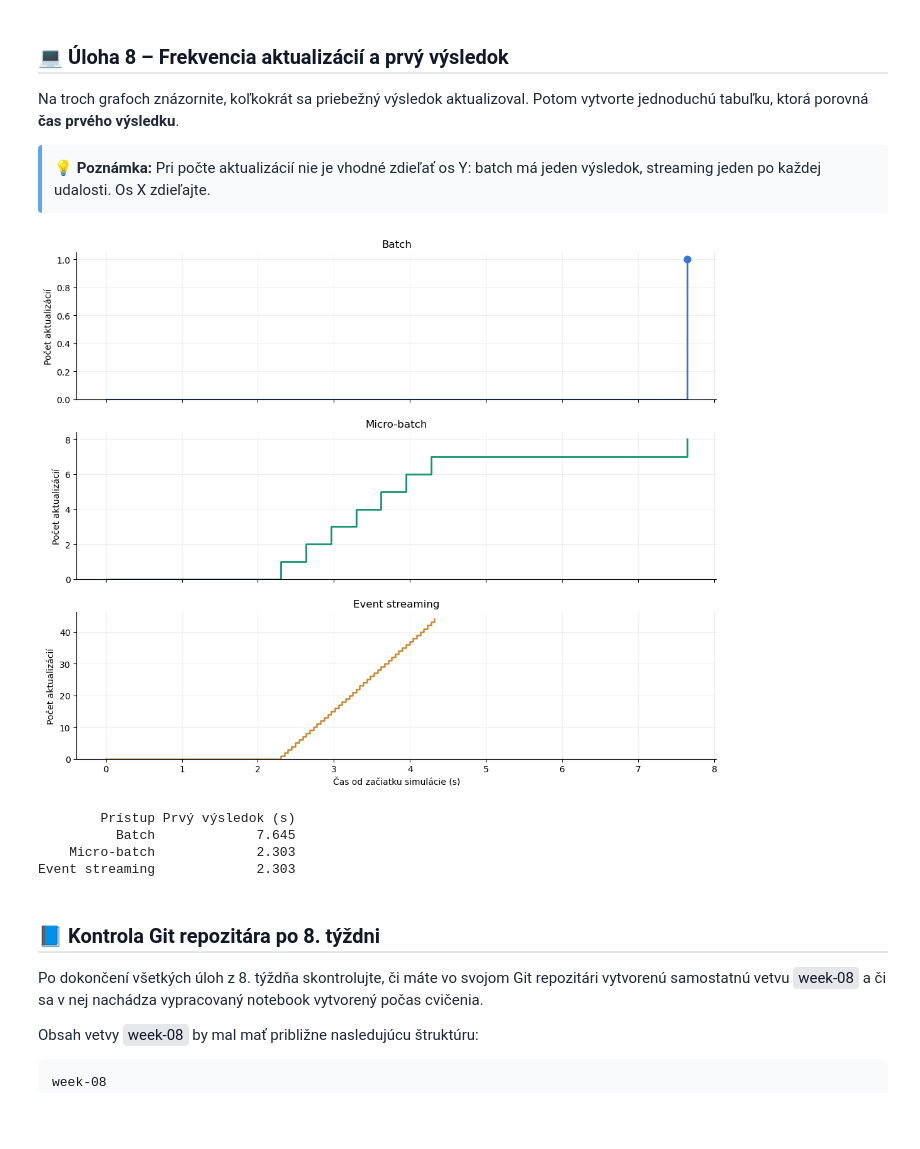
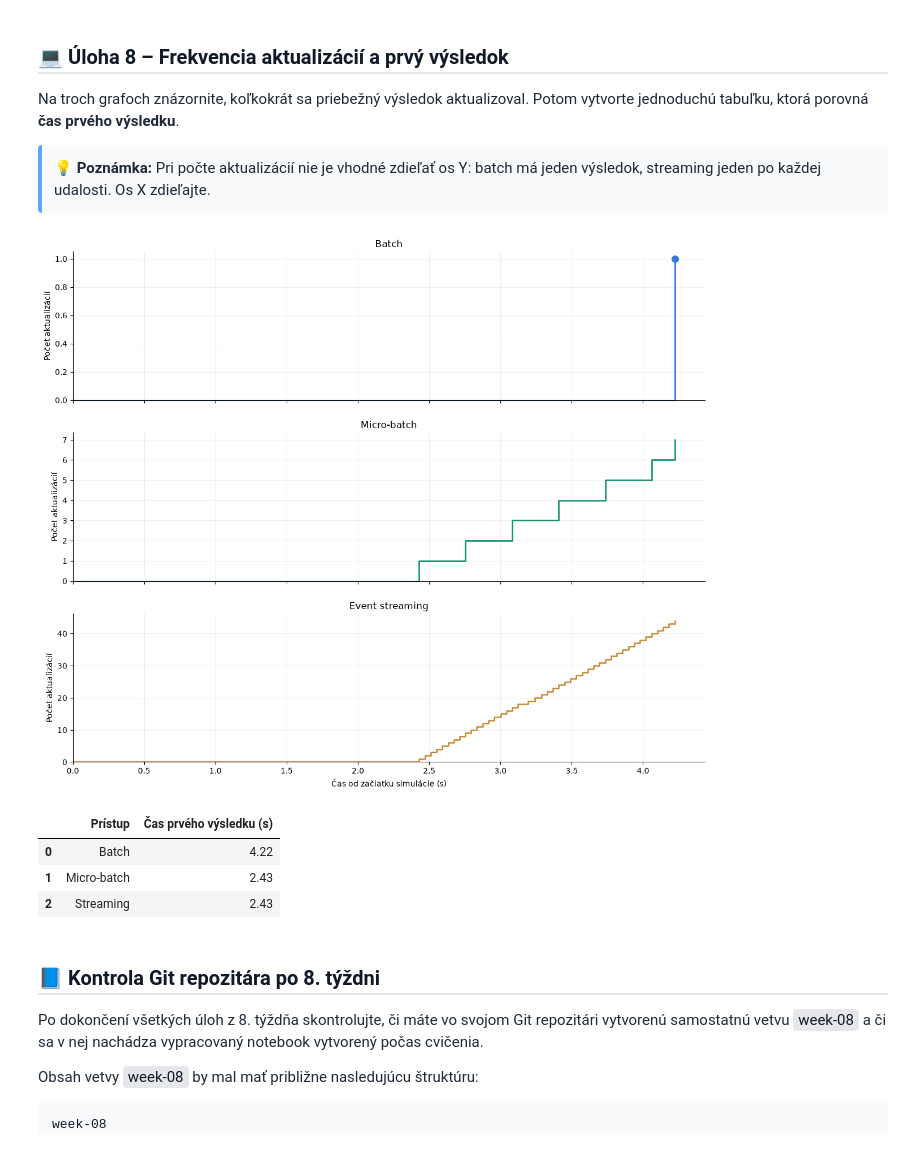
Before and after one commit to RichardBogdan/RBogdanDatabazy, a Jupyter notebook: week_08/Zadanie_1B/batch_streaming_orders.ipynb, the cells around one changed output. Cells and saved outputs as stored; diff of their text form; code cells hidden in the pictures; blank space fills up the shorter version.

```diff
--- a/week_08/Zadanie_1B/batch_streaming_orders.ipynb
+++ b/week_08/Zadanie_1B/batch_streaming_orders.ipynb
@@ -194,6 +194,7 @@ with engine.connect() as conn:
 if event_sample.empty:
     raise ValueError("Po hranici CUTOFF nie sú dostupné objednávky. Skontrolujte dáta alebo CUTOFF.")
 
+event_sample["shipperid"] = pd.to_numeric(event_sample["shipperid"])
 print("Objednávok v simulácii:", len(event_sample))
 # %% [output]
 Objednávok v simulácii: 44
@@ -206,11 +207,23 @@ Objednávok v simulácii: 44
 <p style="font-family: 'Segoe UI', Roboto, sans-serif; color: #1f2937; line-height: 1.65; margin: 8px 0 12px;">Pripravte časové parametre, počítadlá a zoznamy na zaznamenávanie priebežných výsledkov. Pri micro-batchingu potrebujeme navyše premenné pre neuzavretú dávku.</p>
 # %%
 # Vaše riešenie
+import time
+EVENT_DELAY_SEC = 0.04
+MICRO_WINDOW_SEC = 0.30
 # %% [markdown]
 <h3 style="margin: 20px 0 10px; font-size: 17px; font-weight: 600; font-family: 'Segoe UI', Roboto, sans-serif; color: #111827;">Krok B – Spracovanie udalostí</h3>
 <p style="font-family: 'Segoe UI', Roboto, sans-serif; color: #1f2937; line-height: 1.65; margin: 8px 0 12px;">Prejdite objednávky postupne. Pri streamingu priebežne zapisujte <code style="background-color: #e5e7eb; color: #111827; font-family: monospace; padding: 2px 5px; border-radius: 4px;">(čas, počet, percento)</code>. Pri micro-batchingu spracujte nazbierané objednávky až po uplynutí okna.</p>
 # %%
 # Vaše riešenie
+stream_count, stream_sum = 0, 0.0
+stream_updates = []
+
+micro_count, micro_sum = 0, 0.0
+micro_pending_count, micro_pending_sum = 0, 0.0
+micro_updates = []
+
+start_time = time.perf_counter()
+last_flush = start_time
 # %% [markdown]
 <h3 style="margin: 20px 0 10px; font-size: 17px; font-weight: 600; font-family: 'Segoe UI', Roboto, sans-serif; color: #111827;">Krok C – Posledná dávka a batch</h3>
 <p style="font-family: 'Segoe UI', Roboto, sans-serif; color: #1f2937; line-height: 1.65; margin: 8px 0 12px;">Nezabudnite spracovať poslednú nedokončenú micro-batch dávku. Nakoniec vypočítajte jednorazový batch výsledok pre tú istú vzorku a overte rovnosť výsledných percent.</p>
@@ -235,12 +319,68 @@ Streaming (%): 22.73
 <div style="margin-top: 12px; background-color: #f9fafb; border-left: 4px solid #60a5fa; padding: 12px; border-radius: 4px; font-family: 'Segoe UI', Roboto, sans-serif; color: #1f2937; line-height: 1.6;">💡 <strong> Poznámka:</strong> Pri počte aktualizácií nie je vhodné zdieľať os Y: batch má jeden výsledok, streaming jeden po každej udalosti. Os X zdieľajte.</div>
 # %%
 # Vaše riešenie
+# Graf 2: počet aktualizácií výsledku v čase
+fig, axes = plt.subplots(3, 1, figsize=(12, 10), sharex=True)
+
+# 1. BATCH – výsledok sa sprístupní iba raz
+axes[0].step(
+    [0, batch_ready_sec],
+    [0, 1],
+    where="post", color="#3577d4", linewidth=2
+)
+axes[0].scatter(
+    [batch_ready_sec], [1],
+    color="#3577d4", s=70, zorder=5
+)
+axes[0].set_title("Batch")
+
+# 2. MICRO-BATCH – výsledok sa aktualizuje po každej dávke
+axes[1].step(
+    [0] + [x[0] for x in micro_updates],
+    [0] + list(range(1, len(micro_updates) + 1)),
+    where="post", color="#159572", linewidth=2
+)
+axes[1].set_title("Micro-batch")
+
+# 3. STREAMING – výsledok sa aktualizuje po každej udalosti
+axes[2].step(
+    [0] + [x[0] for x in stream_updates],
+    [0] + list(range(1, len(stream_updates) + 1)),
+    where="post", color="#c88730", linewidth=1.8
+)
+axes[2].set_title("Event streaming")
+
+# spoločné nastavenia grafov
+for ax in axes:
+    ax.set_ylabel("Počet aktualizácií")
+    ax.grid(alpha=0.2)
+    ax.spines["top"].set_visible(False)
+    ax.spines["right"].set_visible(False)
+    ax.set_xlim(left=0)
+    ax.set_ylim(bottom=0)
+
+axes[2].set_xlabel("Čas od začiatku simulácie (s)")
+
+plt.tight_layout(h_pad=2)
+plt.show()
+
+first_results = pd.DataFrame({
+    "Prístup": ["Batch", "Micro-batch", "Streaming"],
+    "Čas prvého výsledku (s)": [
+        batch_ready_sec,
+        micro_updates[0][0],
+        stream_updates[0][0],
+    ]
+})
+
+first_results["Čas prvého výsledku (s)"] = first_results["Čas prvého výsledku (s)"].round(2)
+display(first_results)
 # %% [output]
-[figure, old version]
+[figure, new version]
-        Prístup Prvý výsledok (s)
-          Batch             7.645
-    Micro-batch             2.303
-Event streaming             2.303
+|  | Prístup | Čas prvého výsledku (s) |
+| 0 | Batch | 4.22 |
+| 1 | Micro-batch | 2.43 |
+| 2 | Streaming | 2.43 |
 # %% [markdown]
 <h2 style="margin: 24px 0 16px; font-size: 20px; font-weight: 600; font-family: 'Segoe UI', Roboto, sans-serif; color: #111827; border-bottom: 2px solid #e5e7eb; padding-bottom: 6px;">
   📘 Kontrola Git repozitára po 8. týždni
```
Also changed, not shown: parts of 2 cells of this notebook.
